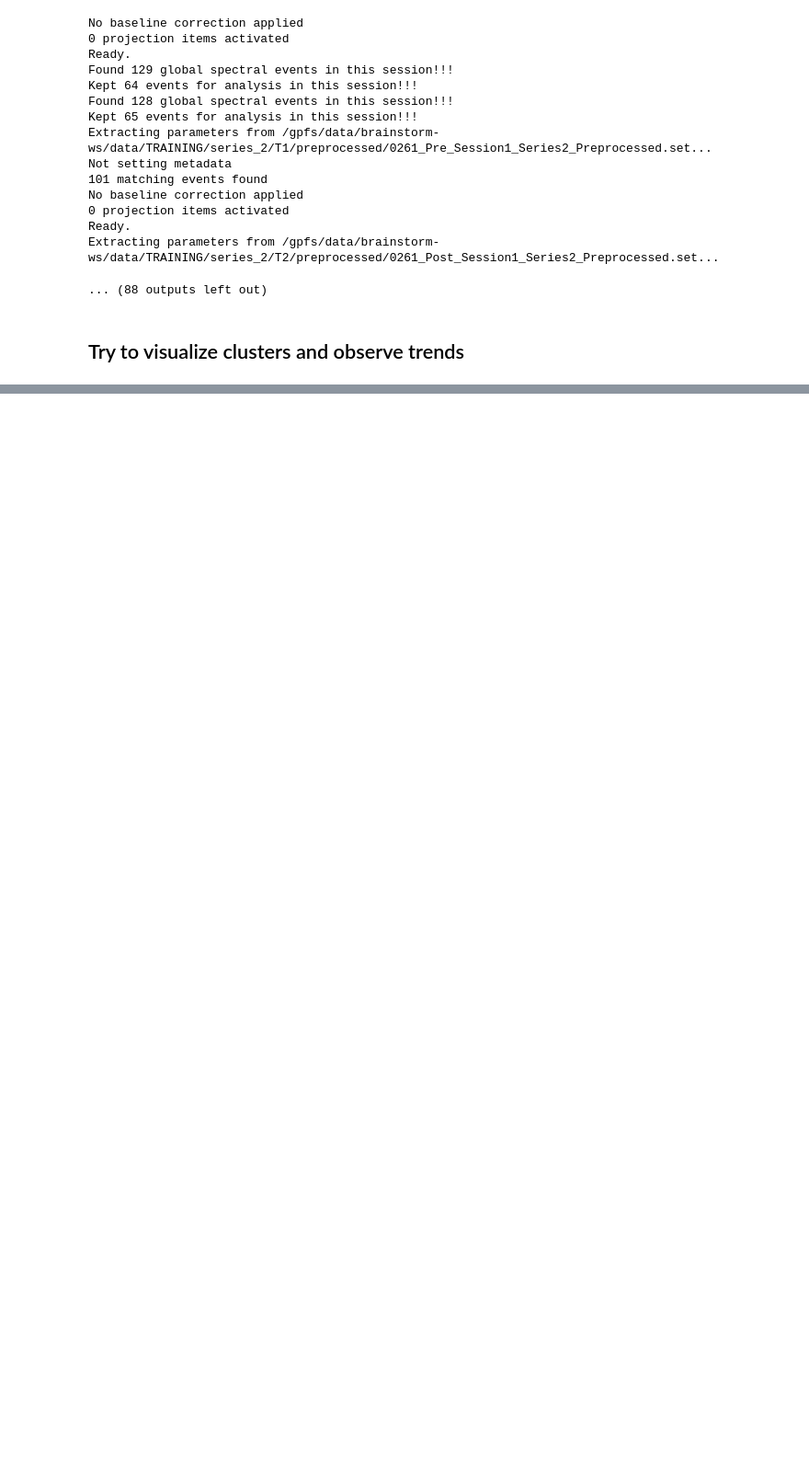
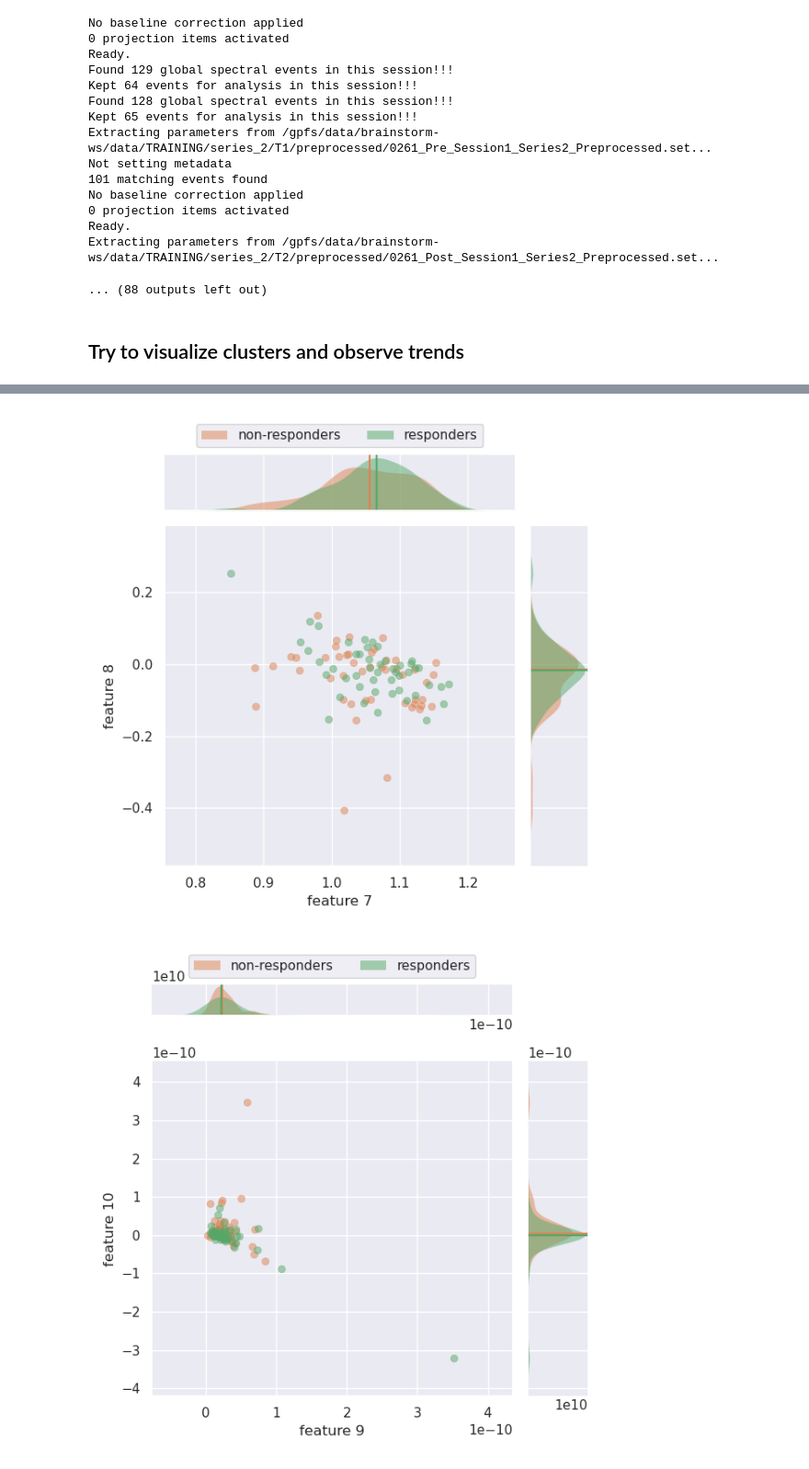
Before and after one commit to rythorpe/brainstorm_challenge, a Jupyter notebook: extract_features.ipynb, the cells around one changed output, grey strips where cells are left out. Shown at 92% size. Saved outputs shown, nothing was run; the diff lists cells and outputs as text; code cells hidden in the pictures; blank space fills up the shorter version.

```diff
--- a/extract_features.ipynb
+++ b/extract_features.ipynb
@@ -618,0 +674,12 @@ plot_features_scatter(x=features[:, 4], y=features[:, 5], responder_labels=respo
+# %%
+ax_labels = ['feature 7', 'feature 8']
+plot_features_scatter(x=features[:, 6], y=features[:, 7], responder_labels=responders, ax_labels=ax_labels)
+
+ax_labels = ['feature 9', 'feature 10']
+plot_features_scatter(x=features[:, 8], y=features[:, 9], responder_labels=responders, ax_labels=ax_labels)
+
+ax_labels = ['feature 11', 'feature 12']
+plot_features_scatter(x=features[:, 10], y=features[:, 11], responder_labels=responders, ax_labels=ax_labels)
+# %% [output]
+[figure, added]
+[figure, added]
```
Also changed, not shown: parts of 23 cells of this notebook.
